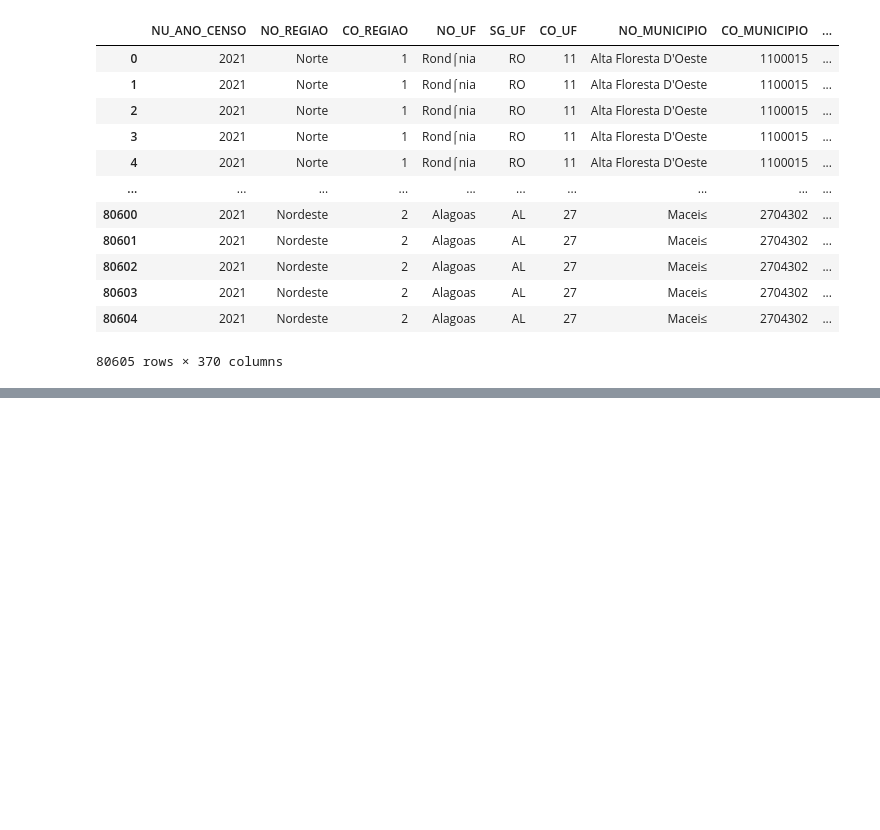
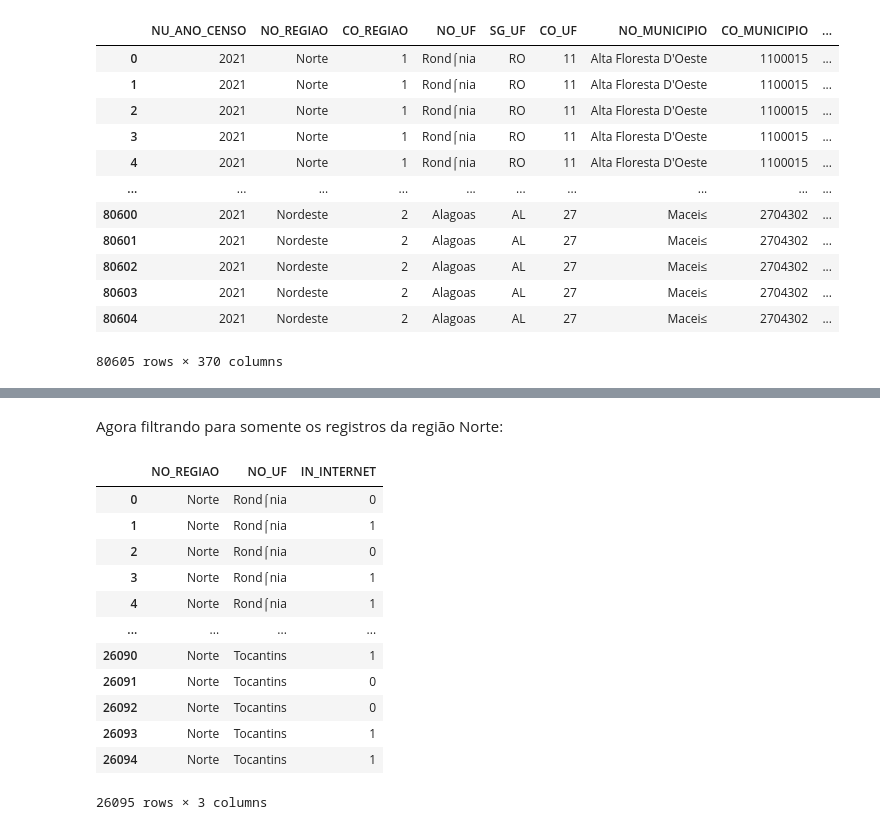
Before and after one commit to gtironi/a1_lp, a Jupyter notebook: data_analysis_marciano.ipynb, the cells around one changed output, grey strips where cells are left out. Drawn from its saved outputs; the diff is of its cells as text; code cells hidden in the pictures; blank space fills up the shorter version.

```diff
--- a/data_analysis_marciano.ipynb
+++ b/data_analysis_marciano.ipynb
@@ -30,0 +44,19 @@ AttributeError: module 'data_cleaner' has no attribute 'corrige_nome_estados'
+# %% [markdown]
+Agora filtrando para somente os registros da região Norte:
+# %%
+colunas_selecionadas = colunas_selecionadas[colunas_selecionadas["NO_REGIAO"] == "Norte"]
+colunas_selecionadas
+# %% [output]
+|  | NO_REGIAO | NO_UF | IN_INTERNET |
+| 0 | Norte | Rond⌠nia | 0 |
+| 1 | Norte | Rond⌠nia | 1 |
+| 2 | Norte | Rond⌠nia | 0 |
+| 3 | Norte | Rond⌠nia | 1 |
+| 4 | Norte | Rond⌠nia | 1 |
+| ... | ... | ... | ... |
+| 26090 | Norte | Tocantins | 1 |
+| 26091 | Norte | Tocantins | 0 |
+| 26092 | Norte | Tocantins | 0 |
+| 26093 | Norte | Tocantins | 1 |
+| 26094 | Norte | Tocantins | 1 |
+26095 rows × 3 columns
```
Also changed, not shown: parts of 11 cells of this notebook, 2 other files.
